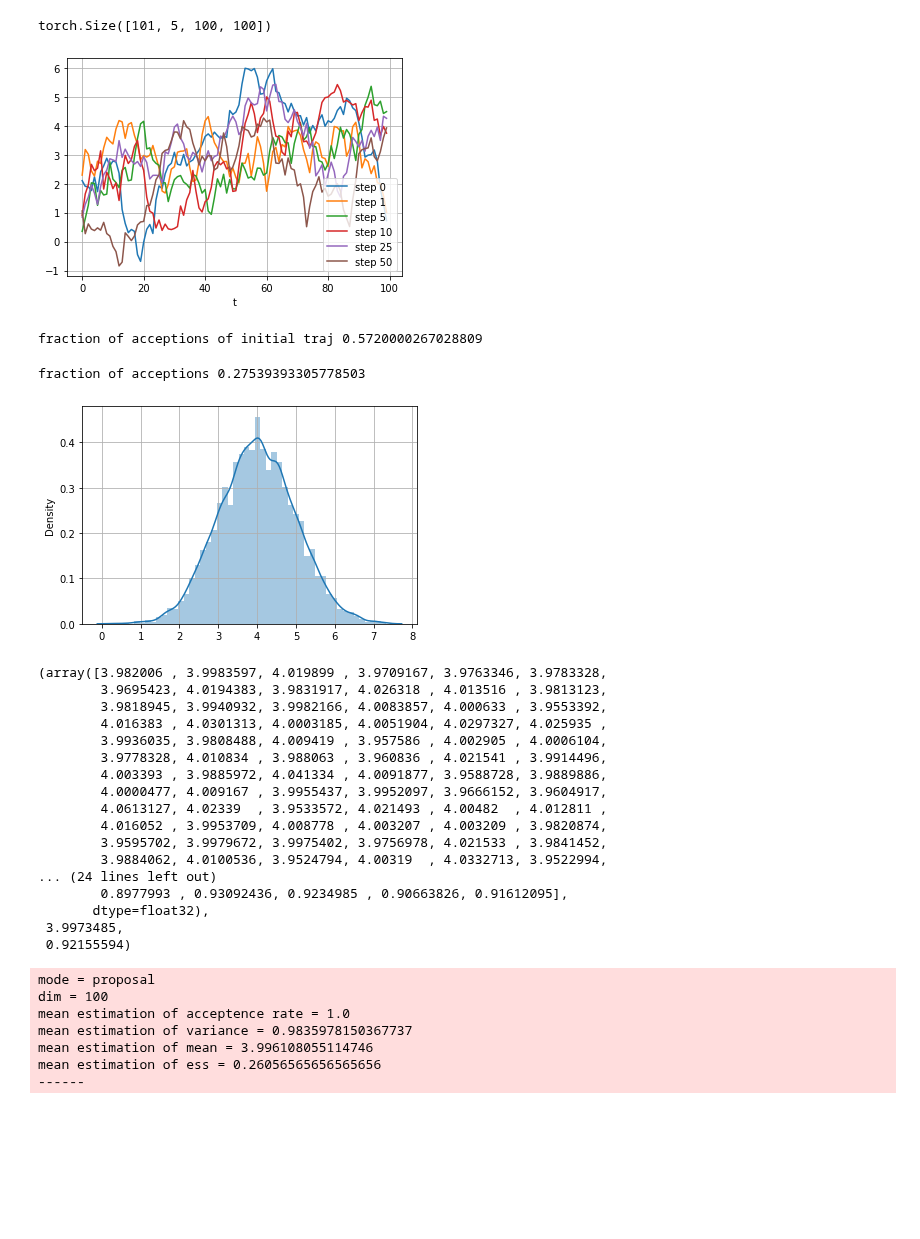
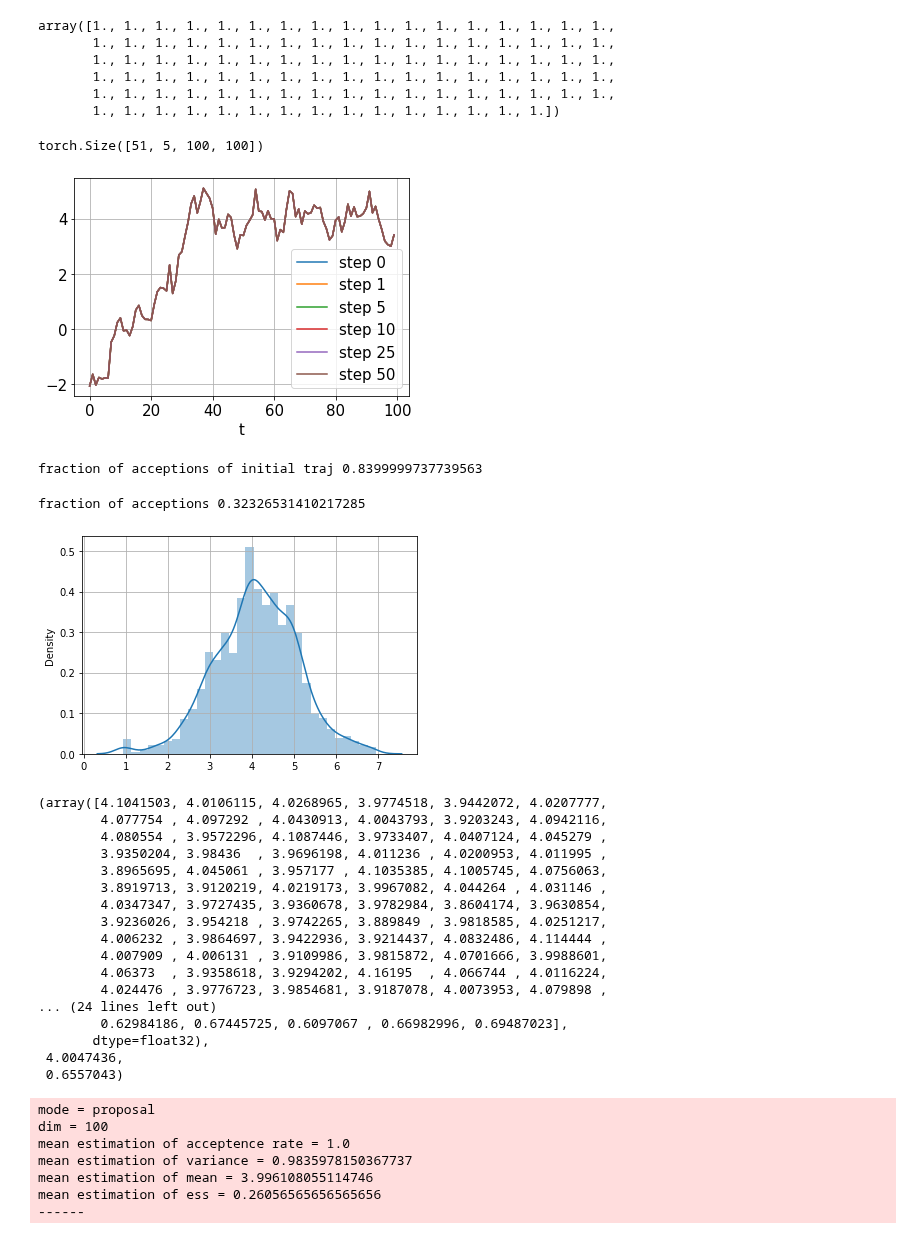
Before and after one commit to premolab/gans_sampling, a Jupyter notebook: notebooks/testing_stuff.ipynb, the cells around one changed output. Cells and saved outputs as stored; diff of their text form; code cells hidden in the pictures; blank space fills up the shorter version.

```diff
--- a/notebooks/testing_stuff.ipynb
+++ b/notebooks/testing_stuff.ipynb
@@ -54,12 +51,12 @@ var_proposal = 2.0
 var_target = 1.0
 scale_proposal = var_proposal ** 0.5
 scale_target = var_target ** 0.5
-num_points_in_chain = 100
+num_points_in_chain = 50
 strategy_mean = 'chain'
 device = torch.device('cuda:1' if torch.cuda.is_available() else 'cpu')
 #device = 'cpu'
-batch_size = 250
-n_steps = 100
+batch_size = 50
+n_steps = 50
 # %%
 dim = 100
 
@@ -70,9 +135,9 @@ proposal = init_independent_normal(scale_proposal, dim,
 # %%
-N = 2
-
+N = 10
+batch_size = 10
 T = 100
 betas = list(np.linspace(1., 0., T)**.5)
-rhos = np.linspace(0.71, 0.7, T) #[0.9]*T #np.linspace(1, .7, T)
+rhos = np.linspace(1.0, 1.0, T) #0.95, 0.95, T) #[0.9]*T #np.linspace(1, .7, T)
 
 
 grad_step = 0.1
@@ -85,6 +150,15 @@ method_params = {'n_steps': n_steps,
                  'betas': betas,
                  'rho': 1.0,
                  'rhos': rhos}
+# %%
+rhos
+# %% [output]
+array([1., 1., 1., 1., 1., 1., 1., 1., 1., 1., 1., 1., 1., 1., 1., 1., 1.,
+       1., 1., 1., 1., 1., 1., 1., 1., 1., 1., 1., 1., 1., 1., 1., 1., 1.,
+       1., 1., 1., 1., 1., 1., 1., 1., 1., 1., 1., 1., 1., 1., 1., 1., 1.,
+       1., 1., 1., 1., 1., 1., 1., 1., 1., 1., 1., 1., 1., 1., 1., 1., 1.,
+       1., 1., 1., 1., 1., 1., 1., 1., 1., 1., 1., 1., 1., 1., 1., 1., 1.,
+       1., 1., 1., 1., 1., 1., 1., 1., 1., 1., 1., 1., 1., 1., 1.])
 # %%
 start = proposal.sample([batch_size, len(betas)])
 # %%
@@ -96,30 +170,30 @@ history, acceptence, traj_hist = citerais_ula_dynamics(start,
                                                 method_params['eps_scale'],
                                                 method_params['N'],
                                                 method_params['betas'],
-                                                method_params['rhos']
+                                                method_params['rhos'], max_n_rej=1000, pbern=1.0
                                                 )
 # %%
 trs = torch.stack(traj_hist, 0)
 # %%
 trs.shape
 # %% [output]
-torch.Size([101, 5, 100, 100])
+torch.Size([51, 5, 100, 100])
 # %%
 from matplotlib import pyplot as plt
 
-id = 1
-dim_id = 5
+id = 2
+dim_id = 59
 steps = [0, 1, 5, 10, 25, 50]
 for step in steps:
     plt.plot(np.arange(trs.shape[2]), trs[step, id, :, dim_id], label=f'step {step}')
 
 plt.legend()
 plt.xlabel('t')
 #plt.ylabel(f'{dim_id} coordinate')
 plt.grid()
 #plt.savefig(f'../../diff_rho{rhos[0]:.1f}.png')
 # %% [output]
-[figure, old version]
+[figure, new version]
 # %%
 # plt.plot(np.arange(78)+1, acceptence[120].mean(1))
 # plt.savefig('../../accept_rate.png')
@@ -129,7 +203,7 @@ plt.grid()
 start_res = torch.stack(history, 0)
 print('fraction of acceptions of initial traj', (start_res[1:] != start_res[:-1]).float().min(-1)[0][0].mean().item())
 # %% [output]
-fraction of acceptions of initial traj 0.5720000267028809
+fraction of acceptions of initial traj 0.8399999737739563
 # %%
 last_history = history[-num_points_in_chain:]
 result = torch.stack(last_history, 0)#[..., -1, :]
@@ -137,7 +211,7 @@ result = torch.stack(last_history, 0)#[..., -1, :]
 print('fraction of acceptions', (result[1:] != result[:-1]).float().min(-1)[0].mean().item())
 # print((result[1:] != result[:-1]).float()[..., 0][0].mean(0)[0].item())
 # %% [output]
-fraction of acceptions 0.27539393305778503
+fraction of acceptions 0.32326531410217285
 # %%
 result_np = result.cpu().numpy()
 # %%
@@ -151,33 +225,33 @@ result_mean = np.mean(result_np, axis = 0).mean(axis = 0)#.mean()
 # %%
 import seaborn as sns
 
-dim_id = 15
+dim_id = 14
 sns.distplot(result_np[..., dim_id])
 plt.grid()
 
 #plt.savefig(f'../../hist_rho{rhos[0]:.1f}_dim{dim_id}.png')
 # %% [output]
-[figure, old version]
+[figure, new version]
 # %%
 result_mean, result_var, result_mean.mean(), result_var.mean()
 # %% [output]
-(array([3.982006 , 3.9983597, 4.019899 , 3.9709167, 3.9763346, 3.9783328,
-        3.9695423, 4.0194383, 3.9831917, 4.026318 , 4.013516 , 3.9813123,
-        3.9818945, 3.9940932, 3.9982166, 4.0083857, 4.000633 , 3.9553392,
-        4.016383 , 4.0301313, 4.0003185, 4.0051904, 4.0297327, 4.025935 ,
-        3.9936035, 3.9808488, 4.009419 , 3.957586 , 4.002905 , 4.0006104,
-        3.9778328, 4.010834 , 3.988063 , 3.960836 , 4.021541 , 3.9914496,
-        4.003393 , 3.9885972, 4.041334 , 4.0091877, 3.9588728, 3.9889886,
-        4.0000477, 4.009167 , 3.9955437, 3.9952097, 3.9666152, 3.9604917,
-        4.0613127, 4.02339  , 3.9533572, 4.021493 , 4.00482  , 4.012811 ,
-        4.016052 , 3.9953709, 4.008778 , 4.003207 , 4.003209 , 3.9820874,
-        3.9595702, 3.9979672, 3.9975402, 3.9756978, 4.021533 , 3.9841452,
-        3.9884062, 4.0100536, 3.9524794, 4.00319  , 4.0332713, 3.9522994,
+(array([4.1041503, 4.0106115, 4.0268965, 3.9774518, 3.9442072, 4.0207777,
+        4.077754 , 4.097292 , 4.0430913, 4.0043793, 3.9203243, 4.0942116,
+        4.080554 , 3.9572296, 4.1087446, 3.9733407, 4.0407124, 4.045279 ,
+        3.9350204, 3.98436  , 3.9696198, 4.011236 , 4.0200953, 4.011995 ,
+        3.8965695, 4.045061 , 3.957177 , 4.1035385, 4.1005745, 4.0756063,
+        3.8919713, 3.9120219, 4.0219173, 3.9967082, 4.044264 , 4.031146 ,
+        4.0347347, 3.9727435, 3.9360678, 3.9782984, 3.8604174, 3.9630854,
+        3.9236026, 3.954218 , 3.9742265, 3.889849 , 3.9818585, 4.0251217,
+        4.006232 , 3.9864697, 3.9422936, 3.9214437, 4.0832486, 4.114444 ,
+        4.007909 , 4.006131 , 3.9109986, 3.9815872, 4.0701666, 3.9988601,
+        4.06373  , 3.9358618, 3.9294202, 4.16195  , 4.066744 , 4.0116224,
+        4.024476 , 3.9776723, 3.9854681, 3.9187078, 4.0073953, 4.079898 ,
 ... (24 lines left out)
-        0.8977993 , 0.93092436, 0.9234985 , 0.90663826, 0.91612095],
+        0.62984186, 0.67445725, 0.6097067 , 0.66982996, 0.69487023],
        dtype=float32),
- 3.9973485,
- 0.92155594)
+ 4.0047436,
+ 0.6557043)
 # %%
 dim_arr = [100]
 
```
Also changed, not shown: parts of 18 cells of this notebook, 1 other file.
